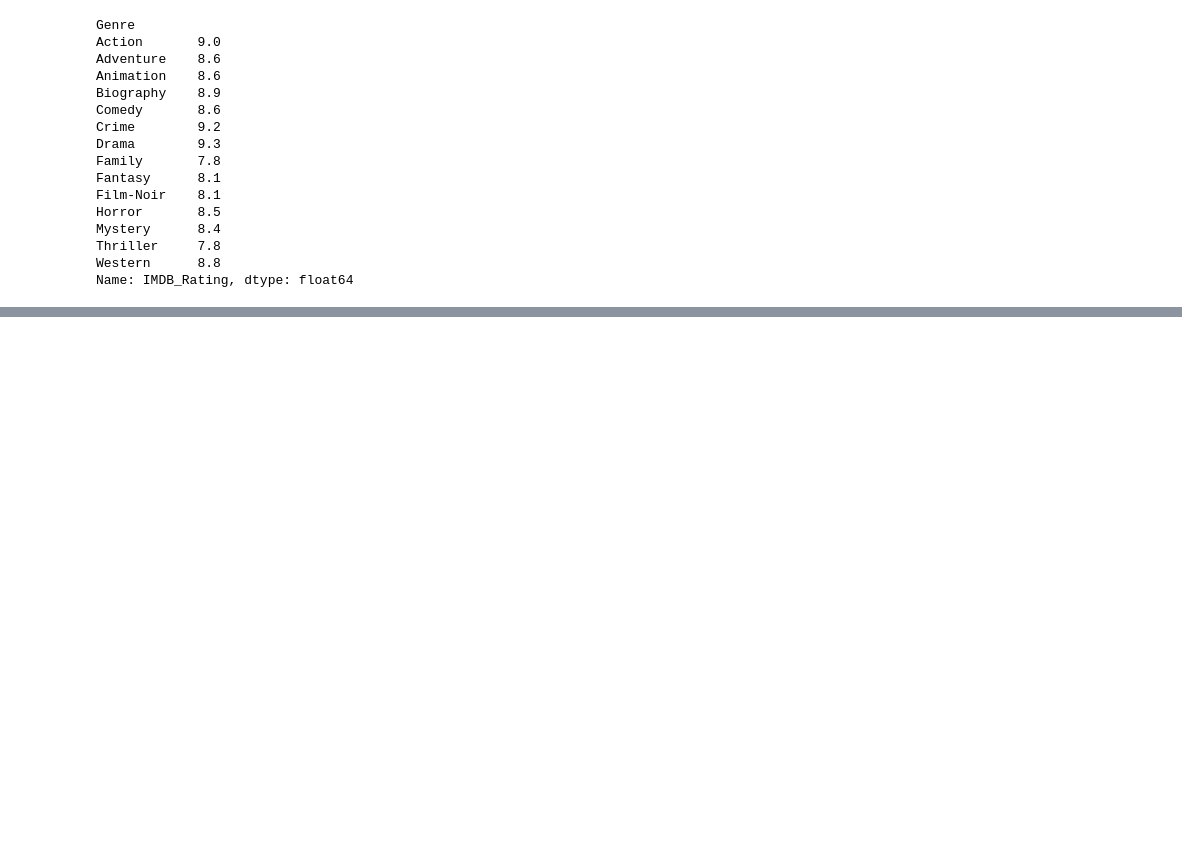
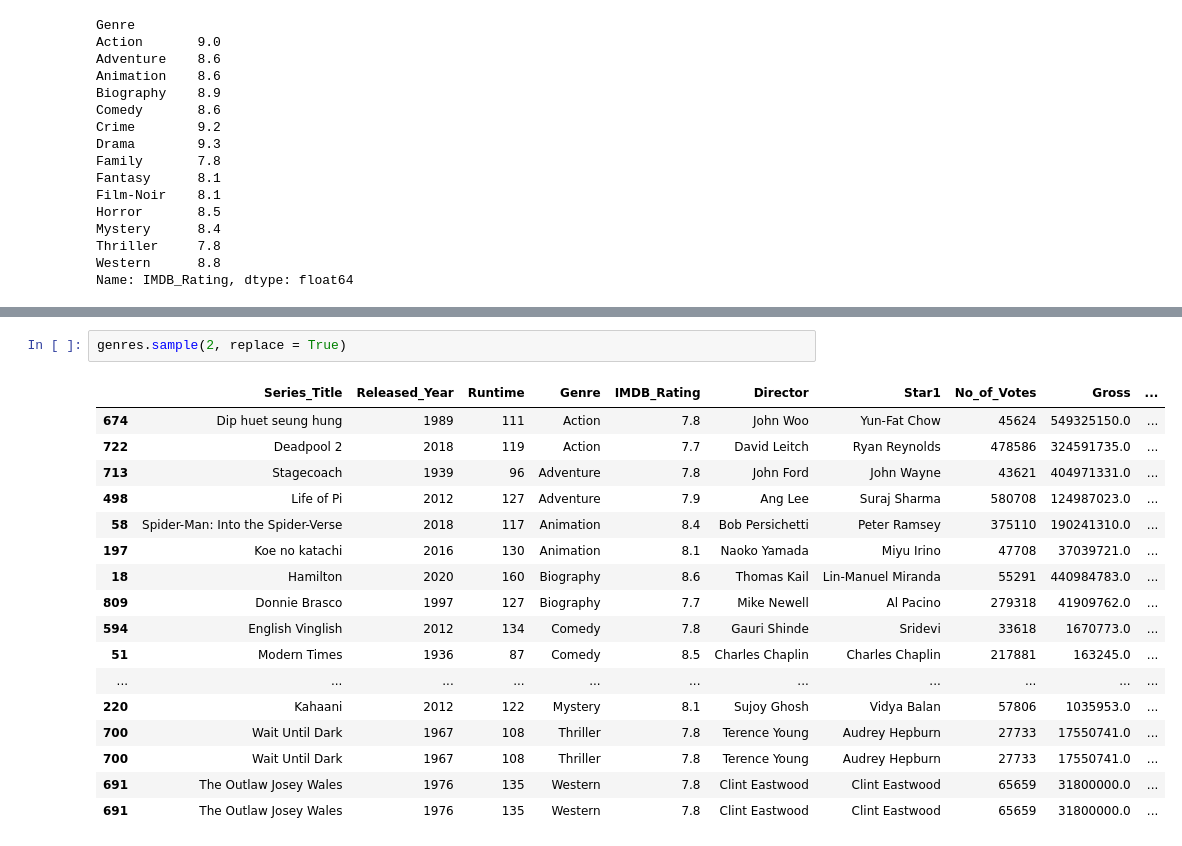
Before and after one commit to iAleeRaza/Pandas, a Jupyter notebook: groupby_objects.ipynb, the cells around one changed output, grey strips where cells are left out. Cells and saved outputs as stored; diff of their text form; blank space fills up the shorter version.

```diff
--- a/groupby_objects.ipynb
+++ b/groupby_objects.ipynb
@@ -103,0 +218,20 @@ Name: IMDB_Rating, dtype: float64
+# %%
+genres.sample(2, replace = True)
+# %% [output]
+|  | Series_Title | Released_Year | Runtime | Genre | IMDB_Rating | Director | Star1 | No_of_Votes | Gross | ... |
+| 674 | Dip huet seung hung | 1989 | 111 | Action | 7.8 | John Woo | Yun-Fat Chow | 45624 | 549325150.0 | ... |
+| 722 | Deadpool 2 | 2018 | 119 | Action | 7.7 | David Leitch | Ryan Reynolds | 478586 | 324591735.0 | ... |
+| 713 | Stagecoach | 1939 | 96 | Adventure | 7.8 | John Ford | John Wayne | 43621 | 404971331.0 | ... |
+| 498 | Life of Pi | 2012 | 127 | Adventure | 7.9 | Ang Lee | Suraj Sharma | 580708 | 124987023.0 | ... |
+| 58 | Spider-Man: Into the Spider-Verse | 2018 | 117 | Animation | 8.4 | Bob Persichetti | Peter Ramsey | 375110 | 190241310.0 | ... |
+| 197 | Koe no katachi | 2016 | 130 | Animation | 8.1 | Naoko Yamada | Miyu Irino | 47708 | 37039721.0 | ... |
+| 18 | Hamilton | 2020 | 160 | Biography | 8.6 | Thomas Kail | Lin-Manuel Miranda | 55291 | 440984783.0 | ... |
+| 809 | Donnie Brasco | 1997 | 127 | Biography | 7.7 | Mike Newell | Al Pacino | 279318 | 41909762.0 | ... |
+| 594 | English Vinglish | 2012 | 134 | Comedy | 7.8 | Gauri Shinde | Sridevi | 33618 | 1670773.0 | ... |
+| 51 | Modern Times | 1936 | 87 | Comedy | 8.5 | Charles Chaplin | Charles Chaplin | 217881 | 163245.0 | ... |
+| ... | ... | ... | ... | ... | ... | ... | ... | ... | ... | ... |
+| 220 | Kahaani | 2012 | 122 | Mystery | 8.1 | Sujoy Ghosh | Vidya Balan | 57806 | 1035953.0 | ... |
+| 700 | Wait Until Dark | 1967 | 108 | Thriller | 7.8 | Terence Young | Audrey Hepburn | 27733 | 17550741.0 | ... |
+| 700 | Wait Until Dark | 1967 | 108 | Thriller | 7.8 | Terence Young | Audrey Hepburn | 27733 | 17550741.0 | ... |
+| 691 | The Outlaw Josey Wales | 1976 | 135 | Western | 7.8 | Clint Eastwood | Clint Eastwood | 65659 | 31800000.0 | ... |
+| 691 | The Outlaw Josey Wales | 1976 | 135 | Western | 7.8 | Clint Eastwood | Clint Eastwood | 65659 | 31800000.0 | ... |
```
Also changed, not shown: parts of 17 cells of this notebook.
